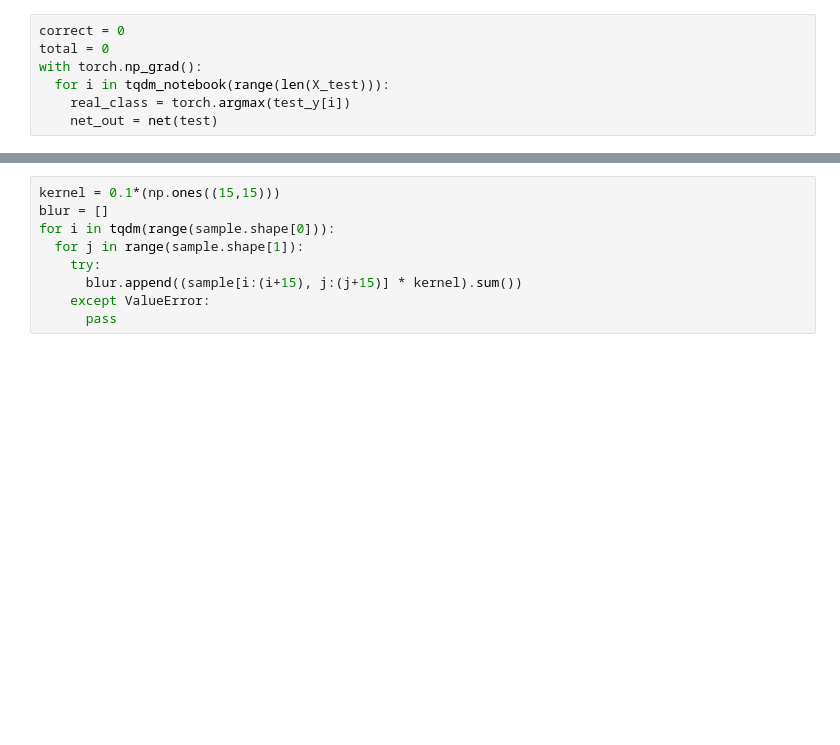
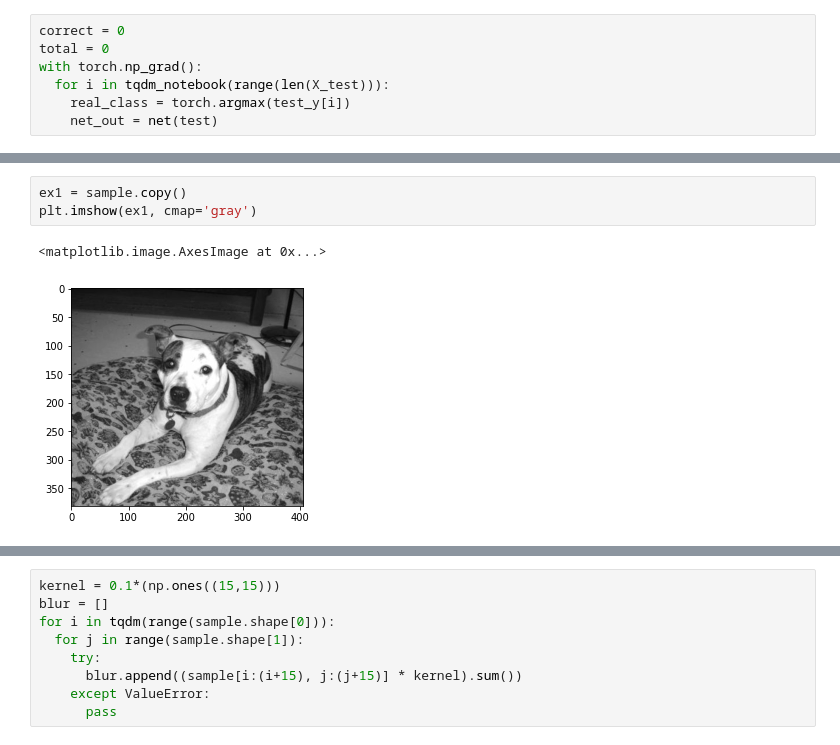
Before and after one commit to Oreolorun/NeuralNetsPractice, a Jupyter notebook: Convolutional_Neural_Nets.ipynb, the cells around one changed output, grey strips where cells are left out. Saved outputs shown, nothing was run; the diff lists cells and outputs as text; blank space fills up the shorter version.

```diff
--- a/Convolutional_Neural_Nets.ipynb
+++ b/Convolutional_Neural_Nets.ipynb
@@ -202,0 +211,6 @@ for file in tqdm(os.listdir(parent_dir)):
+# %%
+ex1 = sample.copy()
+plt.imshow(ex1, cmap='gray')
+# %% [output]
+<matplotlib.image.AxesImage at 0x...>
+[figure, added]
```
Also changed, not shown: parts of 20 cells of this notebook.
